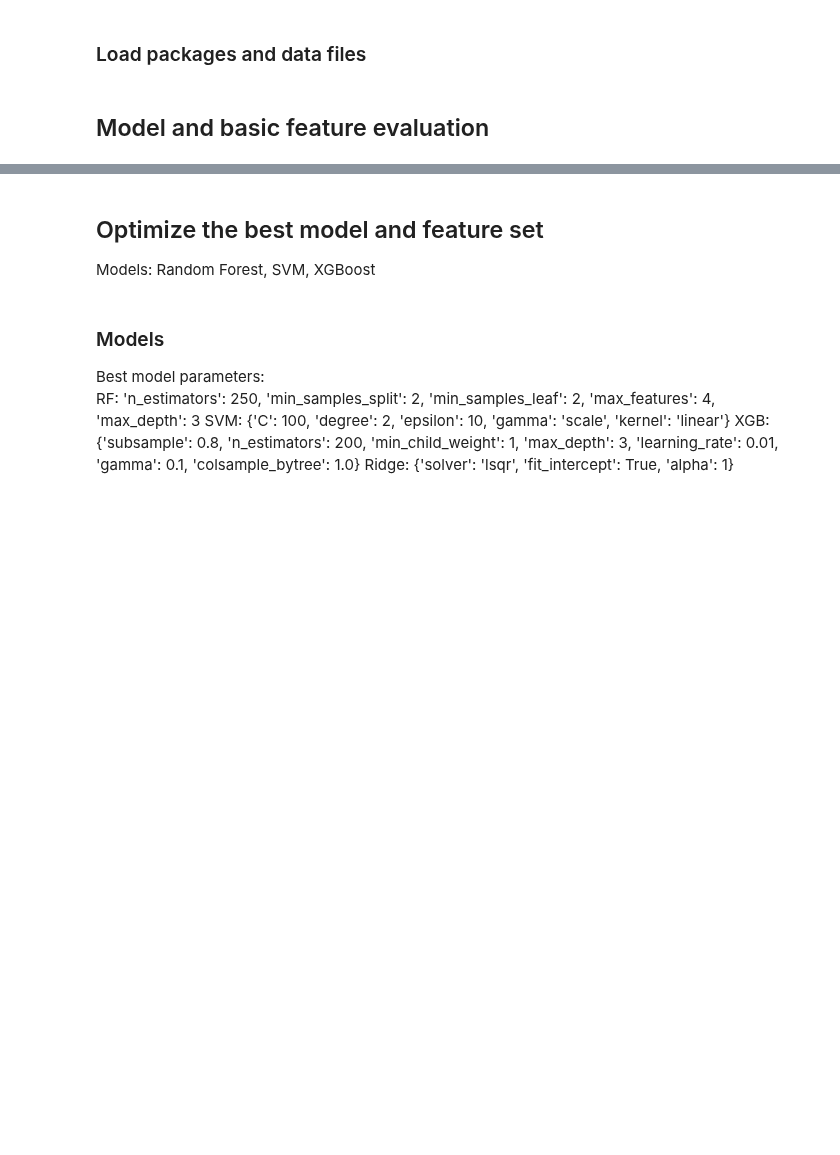
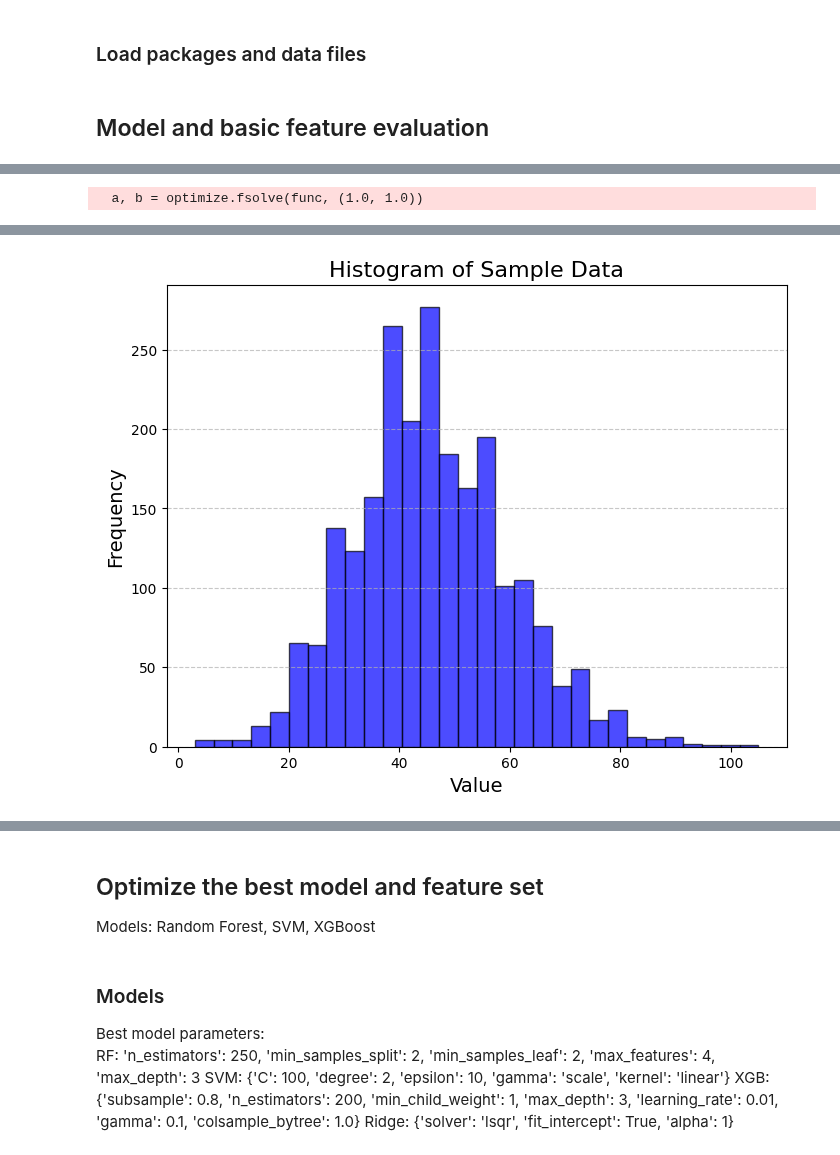
Before and after one commit to mseewaters/beatingtheodds, a Jupyter notebook: src/3. modeldevelop.ipynb, the cells around one changed output, grey strips where cells are left out. Cells and saved outputs as stored; diff of their text form; code cells hidden in the pictures; blank space fills up the shorter version.

```diff
--- a/src/3. modeldevelop.ipynb
+++ b/src/3. modeldevelop.ipynb
@@ -81 +82,75 @@ Index(['Unnamed: 0', 'Day', 'Date', 'Time', 'Winner', 'LoserIsHome', 'Loser',
       dtype='object')
+# %%
+import numpy as np
+import pandas as pd
+import scipy.stats as stats
+import matplotlib.pyplot as plt
+
+def determine_best_distribution(data):
+    """
+    Determines the best distribution for a given dataset.
+
+    Parameters:
+        data (array-like): The dataset to analyze.
+
+    Returns:
+        pd.DataFrame: DataFrame containing distribution names, parameters, KS statistic, and p-value.
+    """
+    # List of distributions to check
+    distributions = [
+        stats.norm, stats.expon, stats.lognorm, stats.gamma, stats.beta,
+        stats.weibull_min, stats.weibull_max, stats.t, stats.uniform
+    ]
+
+    results = []
+    for dist in distributions:
+        try:
+            # Fit the distribution to data
+            params = dist.fit(data)
+
+            # Perform the KS test
+            ks_stat, p_value = stats.kstest(data, dist.name, args=params)
+
+            # Store the results
+            results.append({
+                'Distribution': dist.name,
+                'Parameters': params,
+                'KS Statistic': ks_stat,
+                'P-Value': p_value
+            })
+        except Exception as e:
+            # Catch exceptions for distributions that fail
+            results.append({
+                'Distribution': dist.name,
+                'Parameters': None,
+                'KS Statistic': np.nan,
+                'P-Value': np.nan,
+                'Error': str(e)
+            })
+
+    # Convert results to a DataFrame and sort by KS Statistic (lower is better)
+    results_df = pd.DataFrame(results).sort_values(by='KS Statistic')
+    return results_df
+
+# Example usage
+filtered_played = merged_played[merged_played['Delta_ScoreRank'].abs() >= 0.000]
+sample_data = filtered_played['Total Pts']
+
+# Determine the best distribution
+best_dist = determine_best_distribution(sample_data)
+print(best_dist)
+
+# Create the histogram
+plt.figure(figsize=(8, 6))
+plt.hist(sample_data, bins=30, alpha=0.7, color='blue', edgecolor='black')
+
+# Add labels and title
+plt.title('Histogram of Sample Data', fontsize=16)
+plt.xlabel('Value', fontsize=14)
+plt.ylabel('Frequency', fontsize=14)
+
+# Display the plot
+plt.grid(axis='y', linestyle='--', alpha=0.7)
+plt.show()
+# %% [output]
+  a, b = optimize.fsolve(func, (1.0, 1.0))
@@ -82,3 +174,4 @@ Index(['Unnamed: 0', 'Day', 'Date', 'Time', 'Winner', 'LoserIsHome', 'Loser',
+[figure, added]
 # %%
 # Define features and target
 
```
Also changed, not shown: parts of 10 cells of this notebook, 3 other files.
